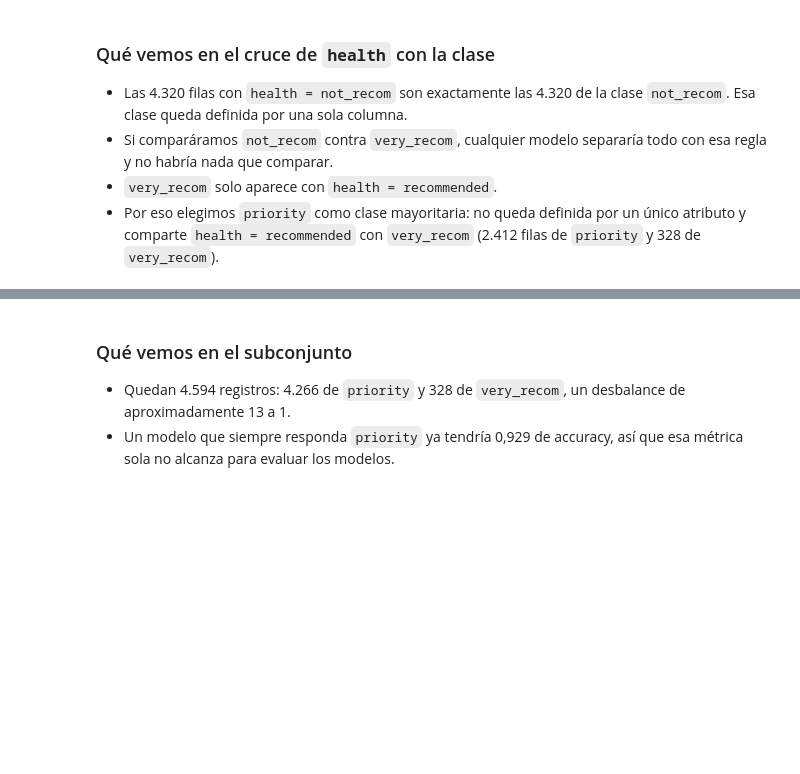
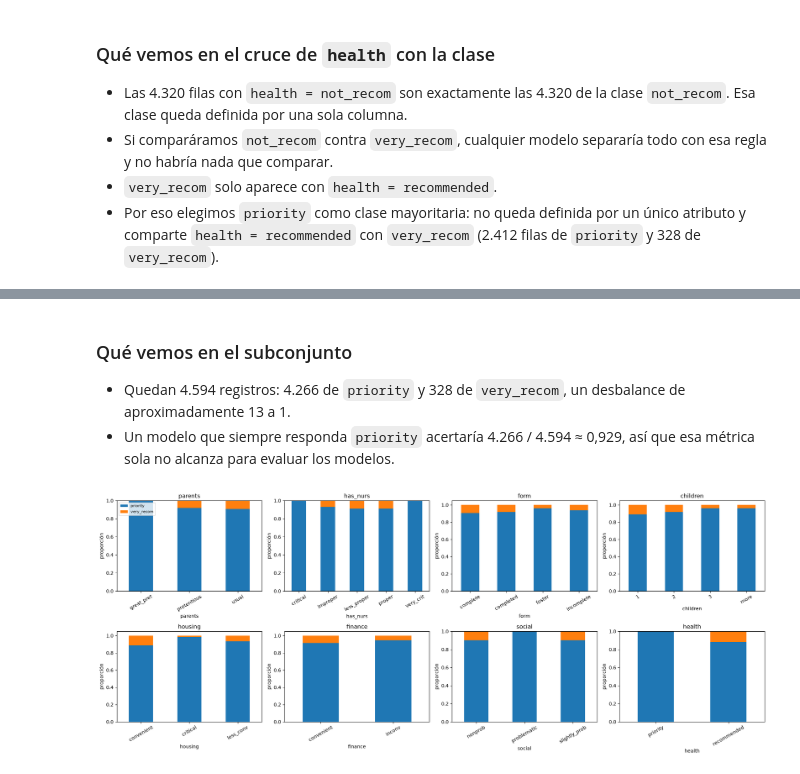
Before and after one commit to jota1308/MineriaDeDatosyAprendizajeAutomatico, a Jupyter notebook: notebooks/TP_Nursery.ipynb, the cells around one changed output, grey strips where cells are left out. Drawn from its saved outputs; the diff is of its cells as text; code cells hidden in the pictures; blank space fills up the shorter version.

```diff
--- a/notebooks/TP_Nursery.ipynb
+++ b/notebooks/TP_Nursery.ipynb
@@ -61,4 +140,18 @@ print(f"Accuracy de predecir siempre priority: {(df_bin['clase'] == 'priority').
 ### Qué vemos en el subconjunto
 
 - Quedan 4.594 registros: 4.266 de `priority` y 328 de `very_recom`, un desbalance de aproximadamente 13 a 1.
-- Un modelo que siempre responda `priority` ya tendría 0,929 de accuracy, así que esa métrica sola no alcanza para evaluar los modelos.
+- Un modelo que siempre responda `priority` acertaría 4.266 / 4.594 ≈ 0,929, así que esa métrica sola no alcanza para evaluar los modelos.
+# %%
+# @title Proporción de "very_recom" para cada valor de cada atributo
+fig, axes= plt.subplots(2, 4, figsize=(20, 8))
+for col, ax in zip(columnas[:-1], axes.ravel()):
+    prop= pd.crosstab(df_bin[col], df_bin['clase'], normalize='index')
+    prop.plot(kind='bar', stacked=True, ax=ax, legend=False)
+    ax.set_title(col)
+    ax.set_ylabel('proporción')
+    ax.tick_params(axis='x', rotation=30)
+axes[0, 0].legend(fontsize=8)
+plt.tight_layout()
+plt.show()
+# %% [output]
+[figure, added]
```
Also changed, not shown: parts of 13 cells of this notebook.
